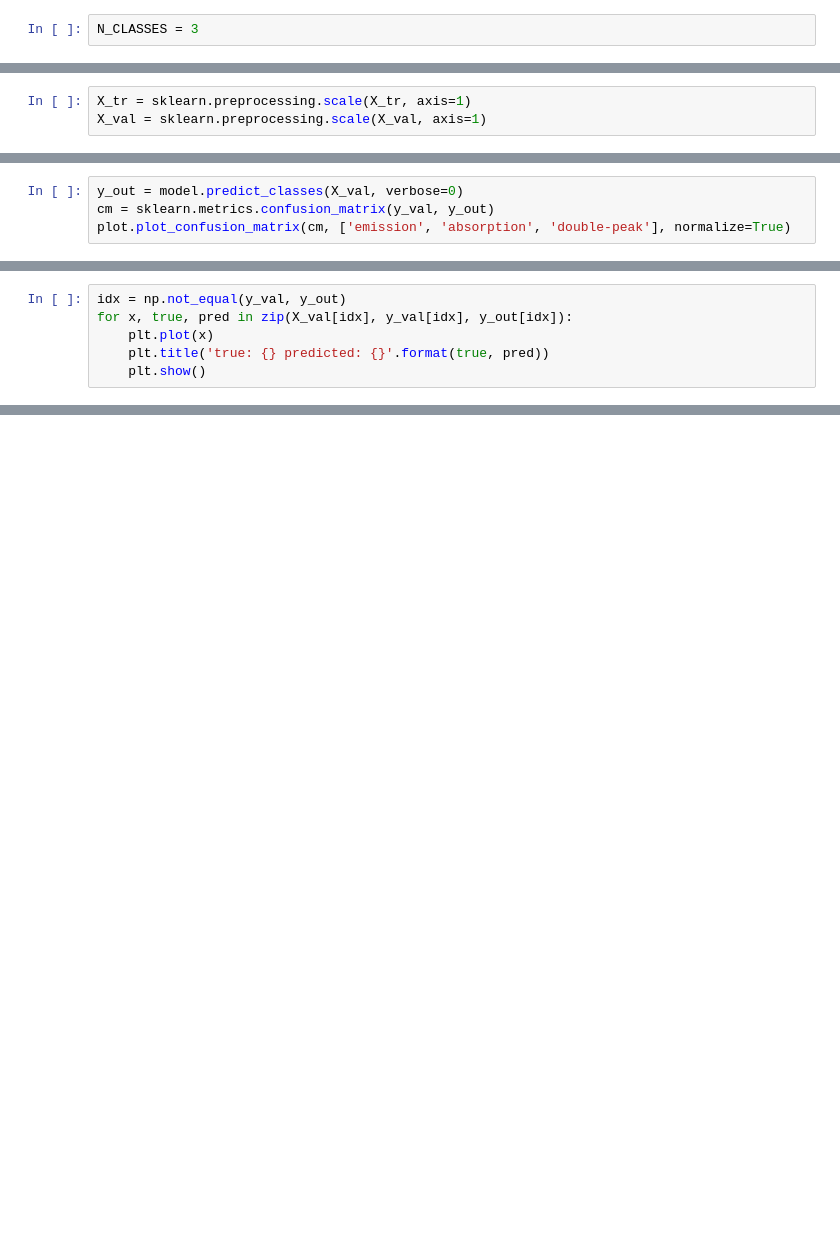
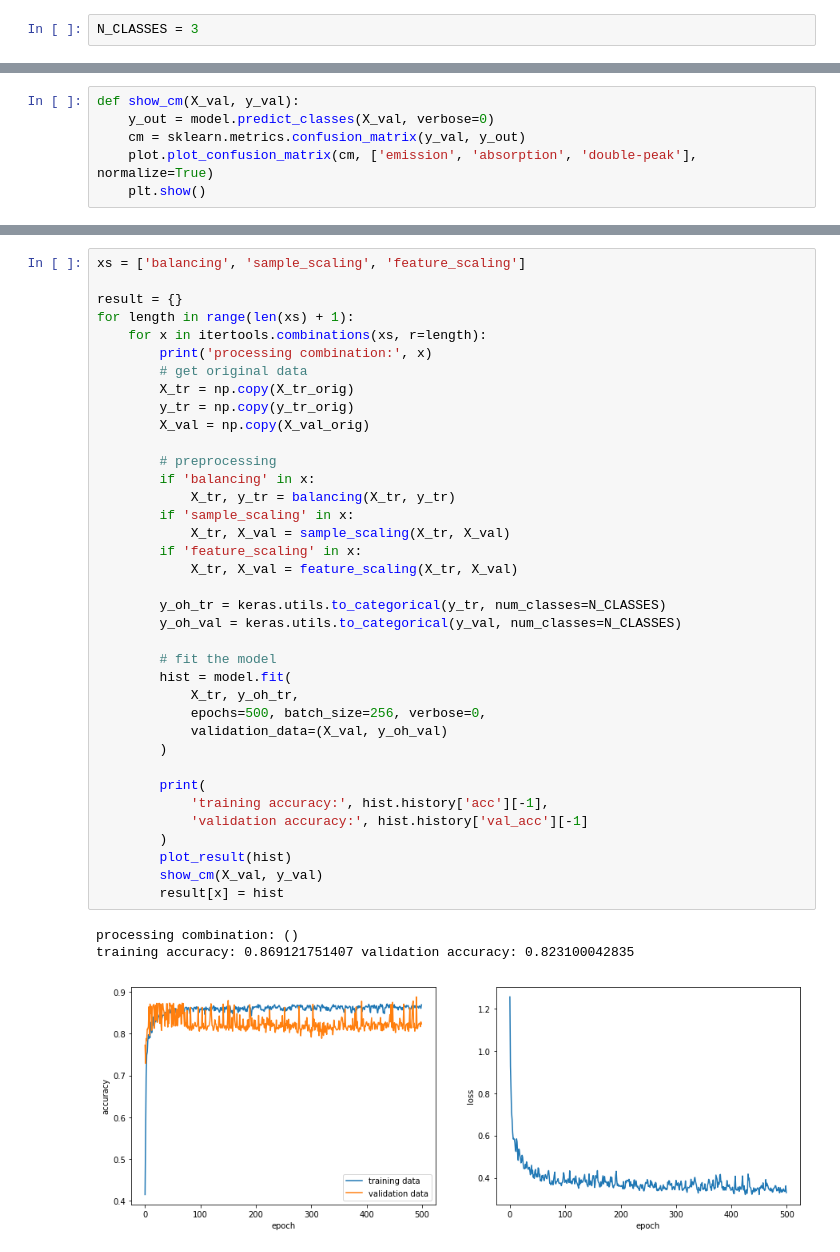
Before and after one commit to podondra/bt-spectraldl, a Jupyter notebook: notebooks/08-dnn.ipynb, the cells around one changed output, grey strips where cells are left out. Cells and saved outputs as stored; diff of their text form; blank space fills up the shorter version.

```diff
--- a/notebooks/08-dnn.ipynb
+++ b/notebooks/08-dnn.ipynb
@@ -30,4 +28 @@ with h5py.File('data/data.hdf5') as f:
     y_val = f['y_val'][...]
-# %%
-X_tr = sklearn.preprocessing.scale(X_tr, axis=1)
-X_val = sklearn.preprocessing.scale(X_val, axis=1)
@@ -89,4 +82,6 @@ ax.legend()
 # %%
-y_out = model.predict_classes(X_val, verbose=0)
-cm = sklearn.metrics.confusion_matrix(y_val, y_out)
-plot.plot_confusion_matrix(cm, ['emission', 'absorption', 'double-peak'], normalize=True)
+def show_cm(X_val, y_val):
+    y_out = model.predict_classes(X_val, verbose=0)
+    cm = sklearn.metrics.confusion_matrix(y_val, y_out)
+    plot.plot_confusion_matrix(cm, ['emission', 'absorption', 'double-peak'], normalize=True)
+    plt.show()
@@ -95,6 +87,0 @@ plot.plot_confusion_matrix(cm, ['emission', 'absorption', 'double-peak'], normal
-# %%
-idx = np.not_equal(y_val, y_out)
-for x, true, pred in zip(X_val[idx], y_val[idx], y_out[idx]):
-    plt.plot(x)
-    plt.title('true: {} predicted: {}'.format(true, pred))
-    plt.show()
@@ -114,0 +88,41 @@ for x, true, pred in zip(X_val[idx], y_val[idx], y_out[idx]):
+# %%
+xs = ['balancing', 'sample_scaling', 'feature_scaling']
+
+result = {}
+for length in range(len(xs) + 1):
+    for x in itertools.combinations(xs, r=length):
+        print('processing combination:', x)
+        # get original data
+        X_tr = np.copy(X_tr_orig)
+        y_tr = np.copy(y_tr_orig)
+        X_val = np.copy(X_val_orig)
+
+        # preprocessing
+        if 'balancing' in x:
+            X_tr, y_tr = balancing(X_tr, y_tr)
+        if 'sample_scaling' in x:
+            X_tr, X_val = sample_scaling(X_tr, X_val)
+        if 'feature_scaling' in x:
+            X_tr, X_val = feature_scaling(X_tr, X_val)
+
+        y_oh_tr = keras.utils.to_categorical(y_tr, num_classes=N_CLASSES)
+        y_oh_val = keras.utils.to_categorical(y_val, num_classes=N_CLASSES)
+
+        # fit the model
+        hist = model.fit(
+            X_tr, y_oh_tr,
+            epochs=500, batch_size=256, verbose=0,
+            validation_data=(X_val, y_oh_val)
+        )
+
+        print(
+            'training accuracy:', hist.history['acc'][-1],
+            'validation accuracy:', hist.history['val_acc'][-1]
+        )
+        plot_result(hist)
+        show_cm(X_val, y_val)
+        result[x] = hist
+# %% [output]
+processing combination: ()
+training accuracy: 0.869121751407 validation accuracy: 0.823100042835
+[figure, added]
```
Also changed, not shown: parts of 11 cells of this notebook, 1 other file.
